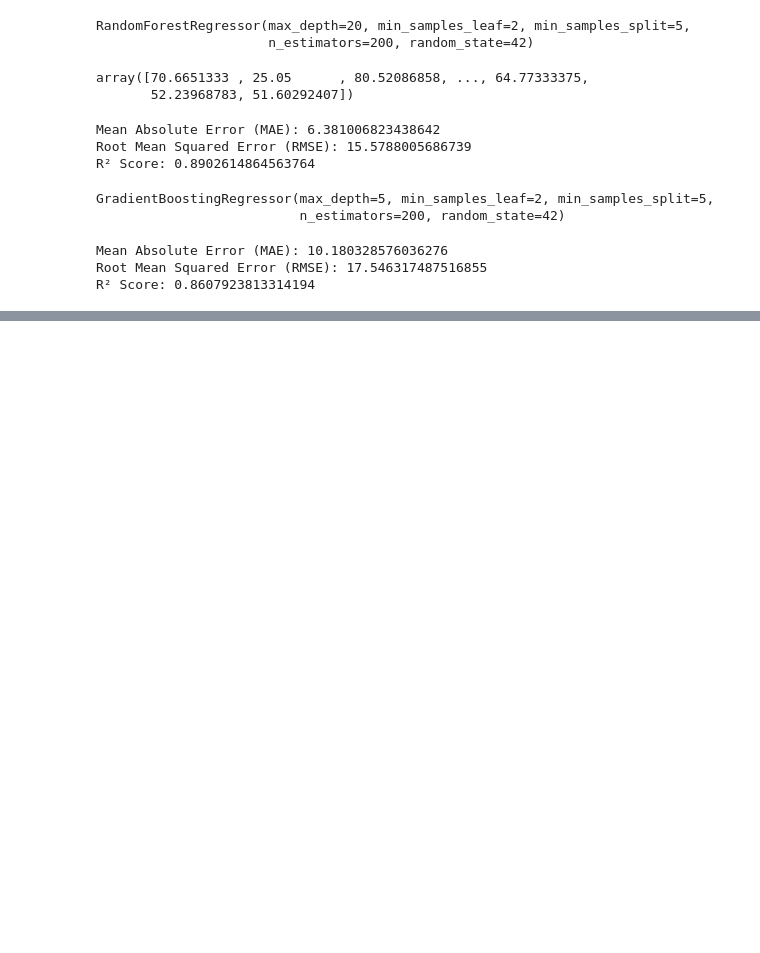
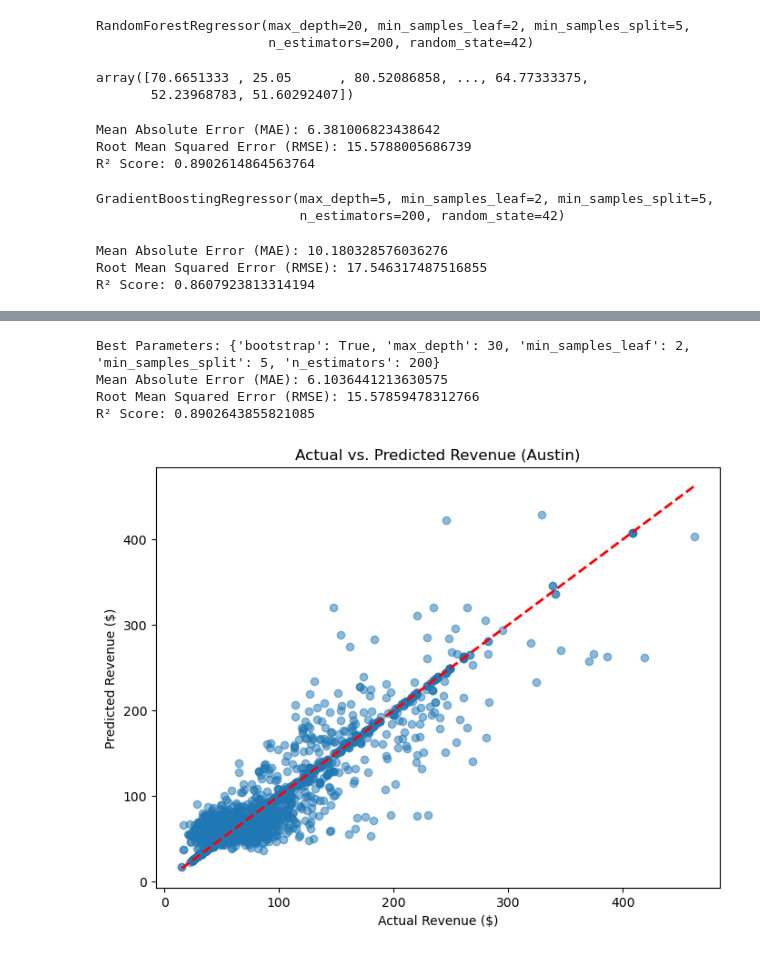
Before and after one commit to jchay3/james_hay_project_2_Compare_ride_patterns_and_predictive_modeling_of_rides_by-_transport_x, a Jupyter notebook: james_workbook_for_austin.ipynb, the cells around one changed output, grey strips where cells are left out. Drawn from its saved outputs; the diff is of its cells as text; code cells hidden in the pictures; blank space fills up the shorter version.

Commit message:
pushing Austin Grid Search

```diff
--- a/james_workbook_for_austin.ipynb
+++ b/james_workbook_for_austin.ipynb
@@ -1375,0 +1378,7 @@ R² Score: 0.8607923813314194
+# %%
+# Initialize Random Forest model
+rf = RandomForestRegressor(random_state=42)
+# %%
+# Perform Grid Search
+austin_grid_search = GridSearchCV(estimator=rf, param_grid=param_grid, cv=5, n_jobs=-1, verbose=1, scoring='r2')
+austin_grid_search.fit(X_train, y_train)
@@ -1375,0 +1394,35 @@ R² Score: 0.8607923813314194
+# %%
+# Get the best model
+austin_best_rf = austin_grid_search.best_estimator_
+# %%
+#Predictions on the test set
+
+y_pred_best = austin_best_rf.predict(X_test)
+# %%
+# Evaluate performance
+mae_best = mean_absolute_error(y_test, y_pred_best)
+mse_best = mean_squared_error(y_test, y_pred_best)
+rmse_best = np.sqrt(mse_best)
+r2_best = r2_score(y_test, y_pred_best)
+
+# Print results
+print(f"Best Parameters: {austin_grid_search.best_params_}")
+print(f"Mean Absolute Error (MAE): {mae_best}")
+print(f"Root Mean Squared Error (RMSE): {rmse_best}")
+print(f"R² Score: {r2_best}")
+# %% [output]
+Best Parameters: {'bootstrap': True, 'max_depth': 30, 'min_samples_leaf': 2, 'min_samples_split': 5, 'n_estimators': 200}
+Mean Absolute Error (MAE): 6.1036441213630575
+Root Mean Squared Error (RMSE): 15.57859478312766
+R² Score: 0.8902643855821085
+# %%
+# Scatter plot
+plt.figure(figsize=(8,6))
+plt.scatter(y_test, y_pred_best, alpha=0.5)
+plt.plot([min(y_test), max(y_test)], [min(y_test), max(y_test)], '--r', linewidth=2)  # Perfect prediction line
+plt.xlabel("Actual Revenue ($)")
+plt.ylabel("Predicted Revenue ($)")
+plt.title("Actual vs. Predicted Revenue (Austin)")
+plt.show()
+# %% [output]
+[figure, added]
```
Also changed, not shown: parts of 19 cells of this notebook, 3 other files.
